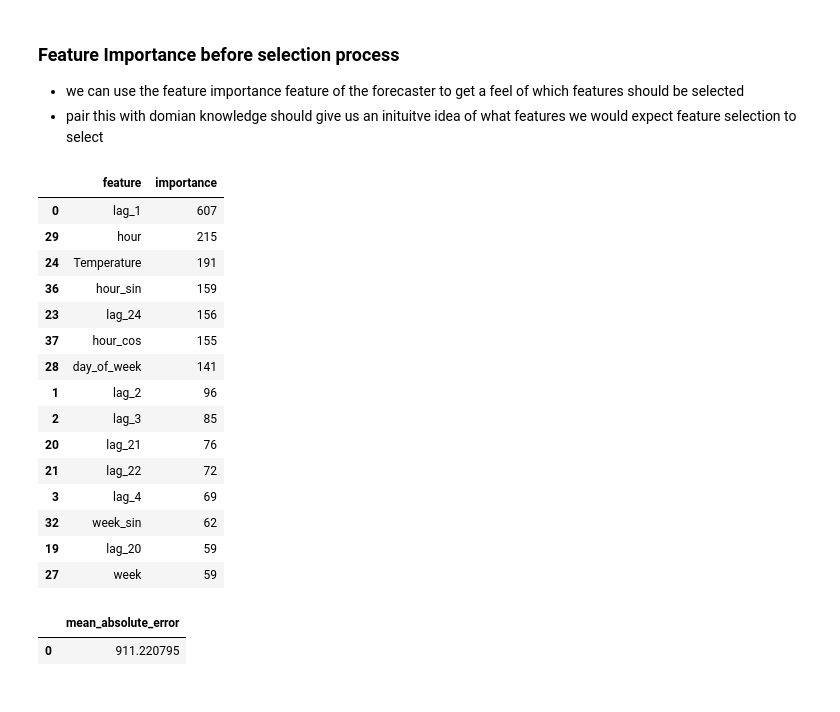
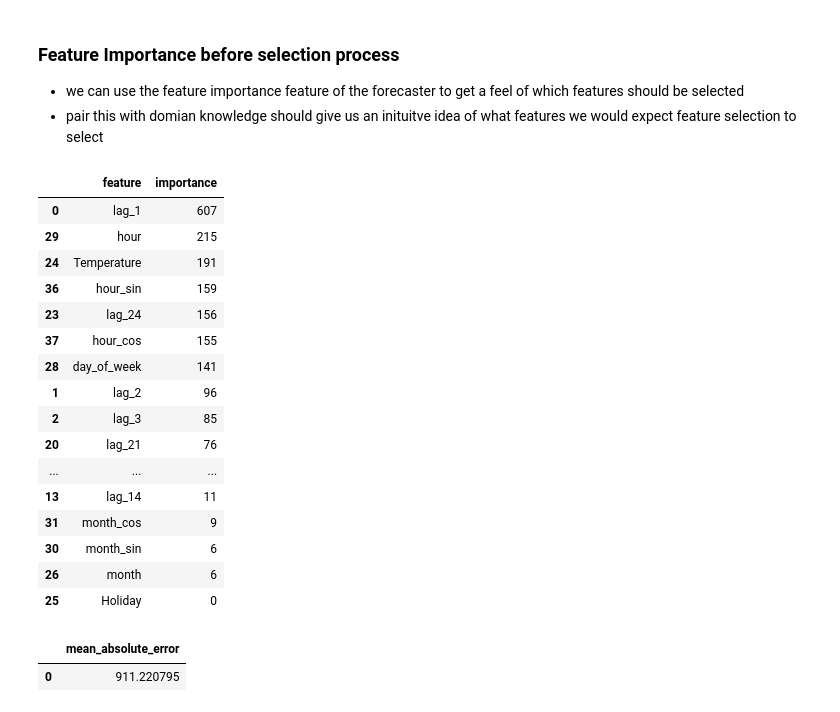
Before and after one commit to maxwellgriffith345/LoadForecast, a Jupyter notebook: notebooks/Train.ipynb, the cells around one changed output. Saved outputs shown, nothing was run; the diff lists cells and outputs as text; code cells hidden in the pictures.

```diff
--- a/notebooks/Train.ipynb
+++ b/notebooks/Train.ipynb
@@ -543,21 +577,22 @@ The error continues to imporve with the exogenous variables lets look at the fea
 # %%
 ar_forecaster.fit(y=data.loc[:VAL_END, 'Demand'], exog =data.loc[:VAL_END, exo_vars])
 # %%
-ar_forecaster.get_feature_importances(sort_importance=True).head(15)
+ar_forecaster.get_feature_importances(sort_importance=True)
 # %% [output]
 |  | feature | importance |
 | 0 | lag_1 | 607 |
 | 29 | hour | 215 |
 | 24 | Temperature | 191 |
 | 36 | hour_sin | 159 |
 | 23 | lag_24 | 156 |
 | 37 | hour_cos | 155 |
 | 28 | day_of_week | 141 |
 | 1 | lag_2 | 96 |
 | 2 | lag_3 | 85 |
 | 20 | lag_21 | 76 |
-| 21 | lag_22 | 72 |
-| 3 | lag_4 | 69 |
-| 32 | week_sin | 62 |
-| 19 | lag_20 | 59 |
-| 27 | week | 59 |
+| ... | ... | ... |
+| 13 | lag_14 | 11 |
+| 31 | month_cos | 9 |
+| 30 | month_sin | 6 |
+| 26 | month | 6 |
+| 25 | Holiday | 0 |
```
Also changed, not shown: parts of 42 cells of this notebook, 1 other file.
